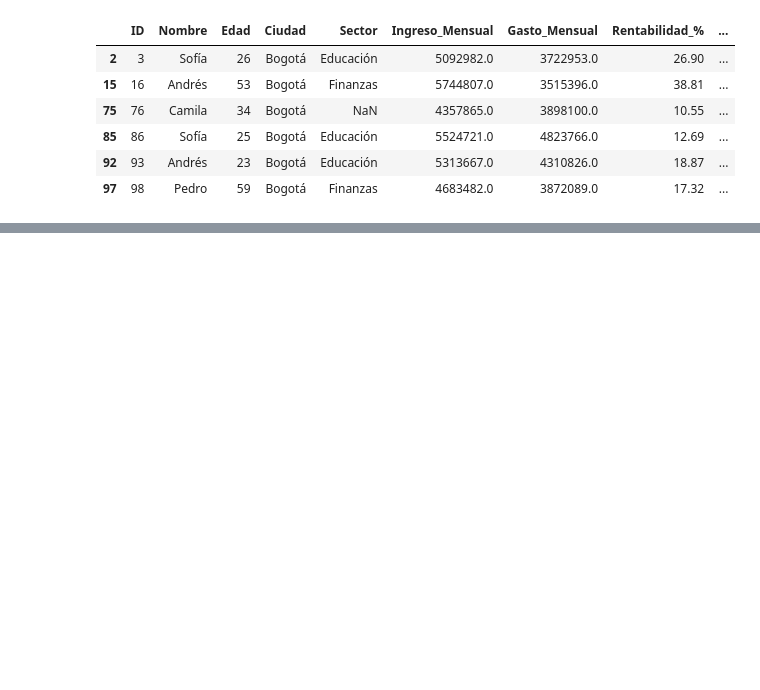
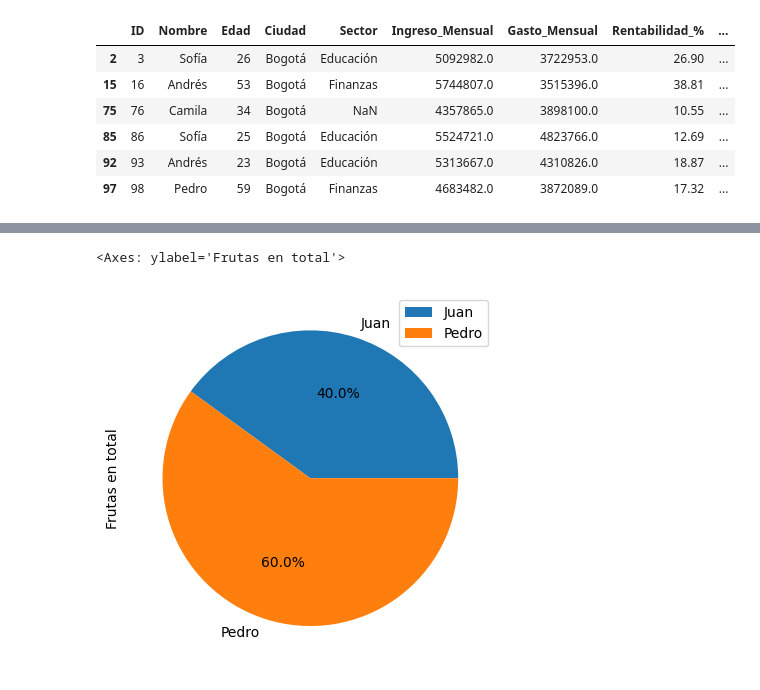
Before and after one commit to juandiegoescobar05-arch/Curso-an-lisis-de-datos-, a Jupyter notebook: Clase_analisis_de_datos.ipynb, the cells around one changed output, grey strips where cells are left out. Cells and saved outputs as stored; diff of their text form; code cells hidden in the pictures; blank space fills up the shorter version.

```diff
--- a/Clase_analisis_de_datos.ipynb
+++ b/Clase_analisis_de_datos.ipynb
@@ -1456,0 +1472,8 @@ filtro_3
+# %%
+import pandas as pd
+datos = pd.DataFrame({"Manzanas":[3,2],"Peras":[1,4]}, index=["Juan","Pedro"])
+datos["Frutas en total"]=datos["Manzanas"]+datos["Peras"]
+datos.plot.pie( y="Frutas en total", autopct="%1.1f%%")
+# %% [output]
+<Axes: ylabel='Frutas en total'>
+[figure, added]
```
Also changed, not shown: parts of 14 cells of this notebook.
